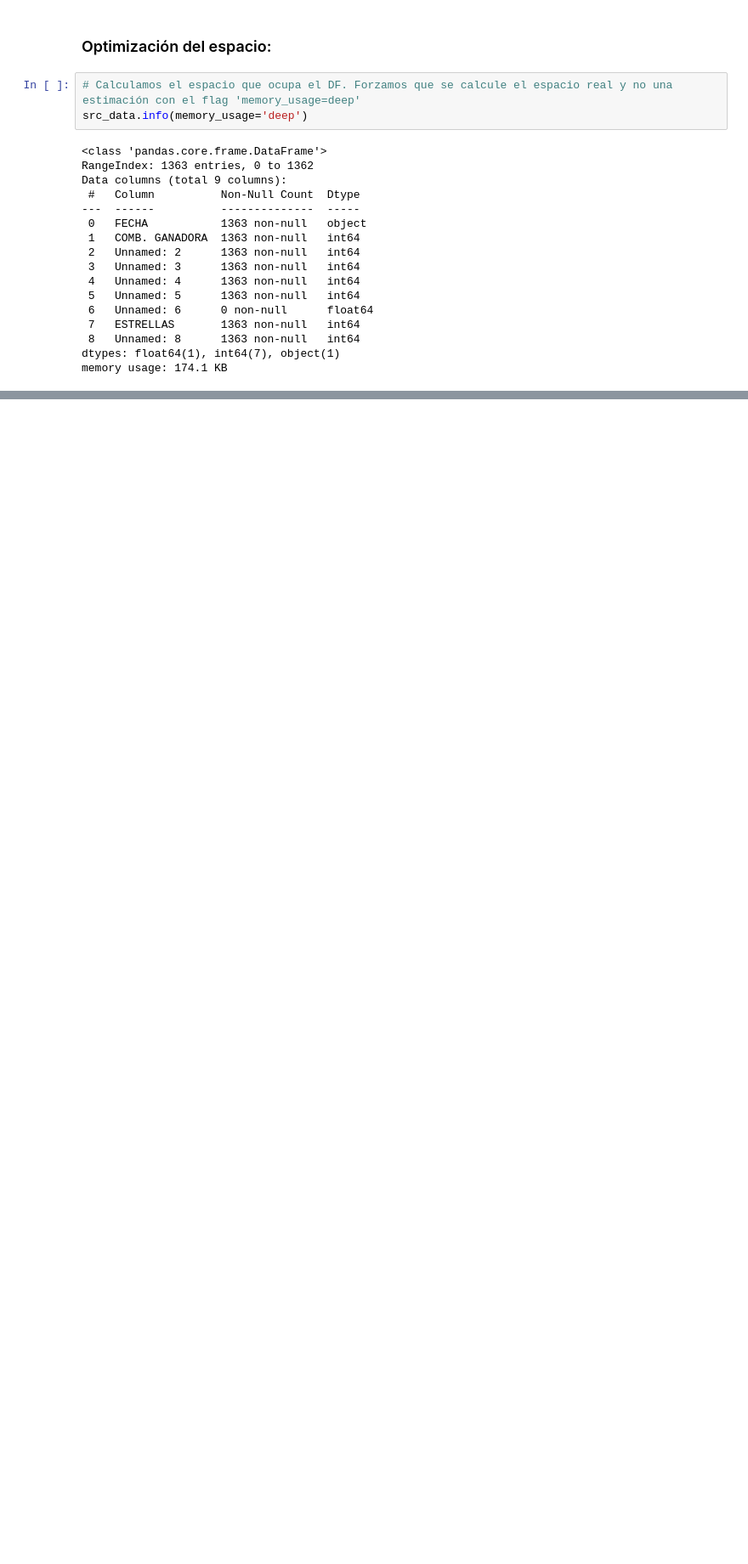
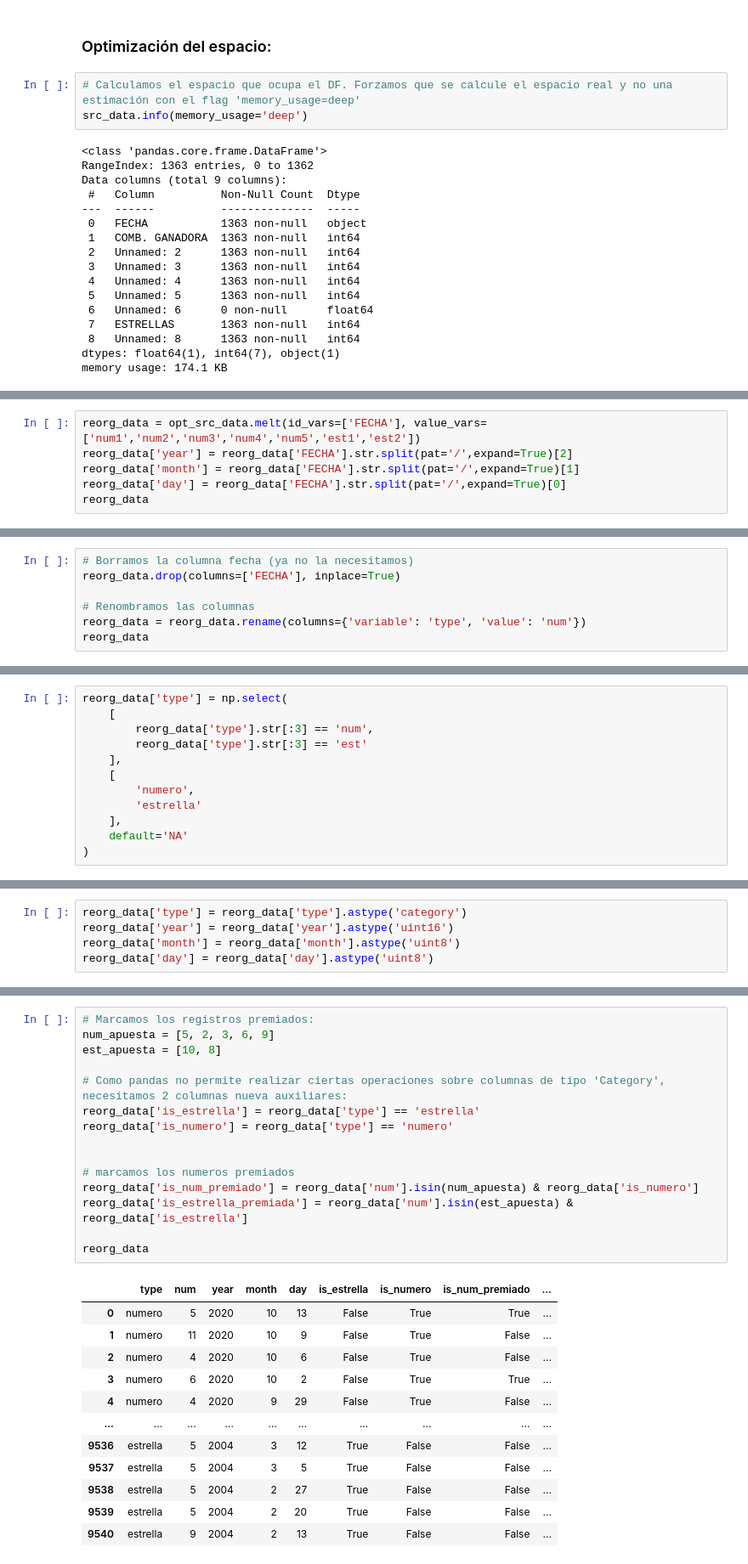
Before and after one commit to adzarei/uned-master-bigdata, a Jupyter notebook: PED/practica/PED-Practica-AdrianJoseZapaterReig.ipynb, the cells around one changed output, grey strips where cells are left out. Shown at 85% size. Drawn from its saved outputs; the diff is of its cells as text; blank space fills up the shorter version.

```diff
--- a/PED/practica/PED-Practica-AdrianJoseZapaterReig.ipynb
+++ b/PED/practica/PED-Practica-AdrianJoseZapaterReig.ipynb
@@ -92,0 +139,6 @@ opt_src_data['']
+# %%
+reorg_data = opt_src_data.melt(id_vars=['FECHA'], value_vars=['num1','num2','num3','num4','num5','est1','est2'])
+reorg_data['year'] = reorg_data['FECHA'].str.split(pat='/',expand=True)[2]
+reorg_data['month'] = reorg_data['FECHA'].str.split(pat='/',expand=True)[1]
+reorg_data['day'] = reorg_data['FECHA'].str.split(pat='/',expand=True)[0]
+reorg_data
@@ -92,0 +159,7 @@ opt_src_data['']
+# %%
+# Borramos la columna fecha (ya no la necesitamos)
+reorg_data.drop(columns=['FECHA'], inplace=True)
+
+# Renombramos las columnas
+reorg_data = reorg_data.rename(columns={'variable': 'type', 'value': 'num'})
+reorg_data
@@ -92,0 +180,12 @@ opt_src_data['']
+# %%
+reorg_data['type'] = np.select(
+    [
+        reorg_data['type'].str[:3] == 'num',
+        reorg_data['type'].str[:3] == 'est'
+    ],
+    [
+        'numero',
+        'estrella'
+    ],
+    default='NA'
+)
@@ -92,0 +213,5 @@ opt_src_data['']
+# %%
+reorg_data['type'] = reorg_data['type'].astype('category')
+reorg_data['year'] = reorg_data['year'].astype('uint16')
+reorg_data['month'] = reorg_data['month'].astype('uint8')
+reorg_data['day'] = reorg_data['day'].astype('uint8')
@@ -92,0 +476,28 @@ opt_src_data['']
+# %%
+# Marcamos los registros premiados:
+num_apuesta = [5, 2, 3, 6, 9]
+est_apuesta = [10, 8]
+
+# Como pandas no permite realizar ciertas operaciones sobre columnas de tipo 'Category', necesitamos 2 columnas nueva auxiliares:
+reorg_data['is_estrella'] = reorg_data['type'] == 'estrella'
+reorg_data['is_numero'] = reorg_data['type'] == 'numero'
+
+
+# marcamos los numeros premiados
+reorg_data['is_num_premiado'] = reorg_data['num'].isin(num_apuesta) & reorg_data['is_numero']
+reorg_data['is_estrella_premiada'] = reorg_data['num'].isin(est_apuesta) & reorg_data['is_estrella']
+
+reorg_data
+# %% [output]
+|  | type | num | year | month | day | is_estrella | is_numero | is_num_premiado | ... |
+| 0 | numero | 5 | 2020 | 10 | 13 | False | True | True | ... |
+| 1 | numero | 11 | 2020 | 10 | 9 | False | True | False | ... |
+| 2 | numero | 4 | 2020 | 10 | 6 | False | True | False | ... |
+| 3 | numero | 6 | 2020 | 10 | 2 | False | True | True | ... |
+| 4 | numero | 4 | 2020 | 9 | 29 | False | True | False | ... |
+| ... | ... | ... | ... | ... | ... | ... | ... | ... | ... |
+| 9536 | estrella | 5 | 2004 | 3 | 12 | True | False | False | ... |
+| 9537 | estrella | 5 | 2004 | 3 | 5 | True | False | False | ... |
+| 9538 | estrella | 5 | 2004 | 2 | 27 | True | False | False | ... |
+| 9539 | estrella | 5 | 2004 | 2 | 20 | True | False | False | ... |
+| 9540 | estrella | 9 | 2004 | 2 | 13 | True | False | False | ... |
```
Also changed, not shown: parts of 54 cells of this notebook, 1 other file.
